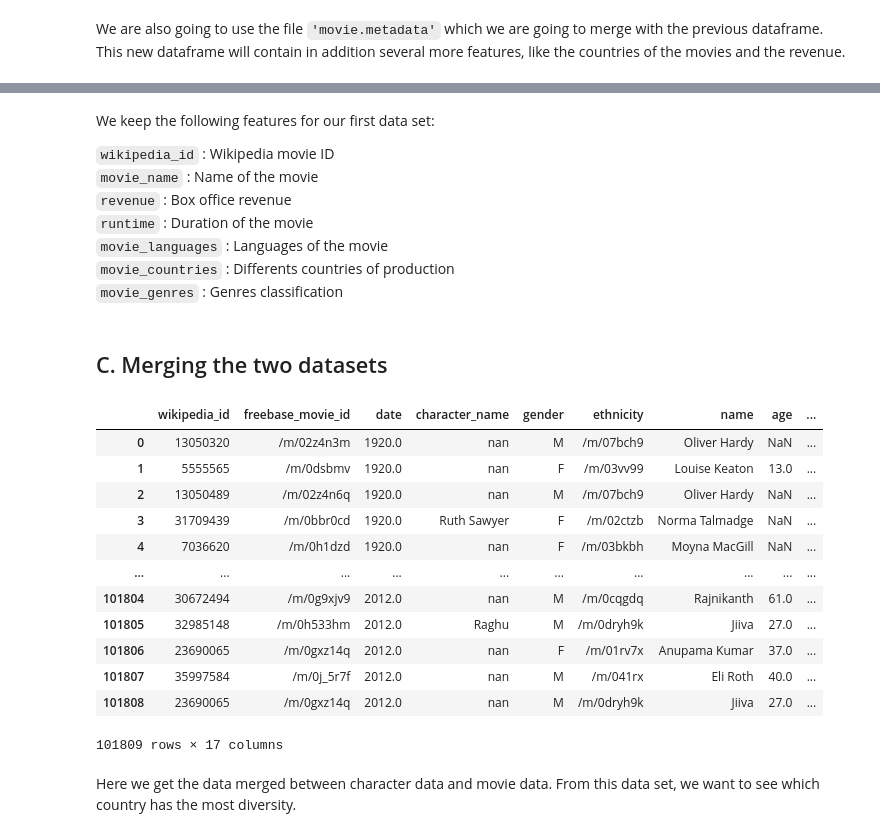
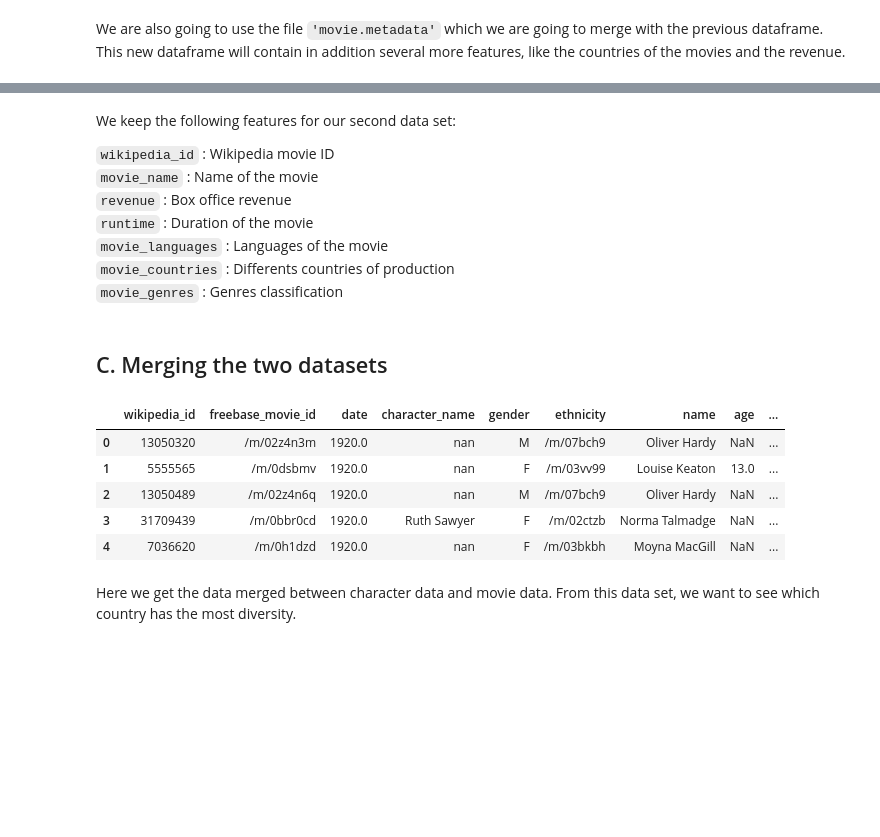
Before and after one commit to epfl-ada/ada-2022-project-borroworrob, a Jupyter notebook: part3.ipynb, the cells around one changed output, grey strips where cells are left out. Cells and saved outputs as stored; diff of their text form; code cells hidden in the pictures; blank space fills up the shorter version.

```diff
--- a/part3.ipynb
+++ b/part3.ipynb
@@ -193,7 +214,7 @@ movie_data.head()
 | 3 | 9363483 | White Of The Eye | NaN | 110.0 | {"/m/02h40lc": "English Language"} | {"/m/07ssc": "United Kingdom"} | {"/m/01jfsb": "Thriller", "/m/0gl... |
 | 4 | 261236 | A Woman in Flames | NaN | 106.0 | {"/m/04306rv": "German Language"} | {"/m/0345h": "Germany"} | {"/m/07s9rl0": "Drama"} |
 # %% [markdown]
-We keep the following features for our first data set:
+We keep the following features for our second data set:
 
 `wikipedia_id` : Wikipedia movie ID \
 `movie_name` :  Name of the movie \
@@ -207,22 +228,15 @@ We keep the following features for our first data set:
 # %%
 #keep only the characters with known id
 movie_data = movie_data[movie_data['wikipedia_id'].isin(charac_data['wikipedia_id'])]
 merged_data = pd.merge(charac_data, movie_data, left_on='wikipedia_id', right_on='wikipedia_id', how = 'left')
-merged_data
+merged_data.head()
 # %% [output]
 |  | wikipedia_id | freebase_movie_id | date | character_name | gender | ethnicity | name | age | ... |
 | 0 | 13050320 | /m/02z4n3m | 1920.0 | nan | M | /m/07bch9 | Oliver Hardy | NaN | ... |
 | 1 | 5555565 | /m/0dsbmv | 1920.0 | nan | F | /m/03vv99 | Louise Keaton | 13.0 | ... |
 | 2 | 13050489 | /m/02z4n6q | 1920.0 | nan | M | /m/07bch9 | Oliver Hardy | NaN | ... |
 | 3 | 31709439 | /m/0bbr0cd | 1920.0 | Ruth Sawyer | F | /m/02ctzb | Norma Talmadge | NaN | ... |
 | 4 | 7036620 | /m/0h1dzd | 1920.0 | nan | F | /m/03bkbh | Moyna MacGill | NaN | ... |
-| ... | ... | ... | ... | ... | ... | ... | ... | ... | ... |
-| 101804 | 30672494 | /m/0g9xjv9 | 2012.0 | nan | M | /m/0cqgdq | Rajnikanth | 61.0 | ... |
-| 101805 | 32985148 | /m/0h533hm | 2012.0 | Raghu | M | /m/0dryh9k | Jiiva | 27.0 | ... |
-| 101806 | 23690065 | /m/0gxz14q | 2012.0 | nan | F | /m/01rv7x | Anupama Kumar | 37.0 | ... |
-| 101807 | 35997584 | /m/0j_5r7f | 2012.0 | nan | M | /m/041rx | Eli Roth | 40.0 | ... |
-| 101808 | 23690065 | /m/0gxz14q | 2012.0 | nan | M | /m/0dryh9k | Jiiva | 27.0 | ... |
-101809 rows × 17 columns
 # %% [markdown]
 Here we get the data merged between character data and movie data.
 From this data set, we want to see which country has the most diversity.
```
Also changed, not shown: parts of 20 cells of this notebook.
